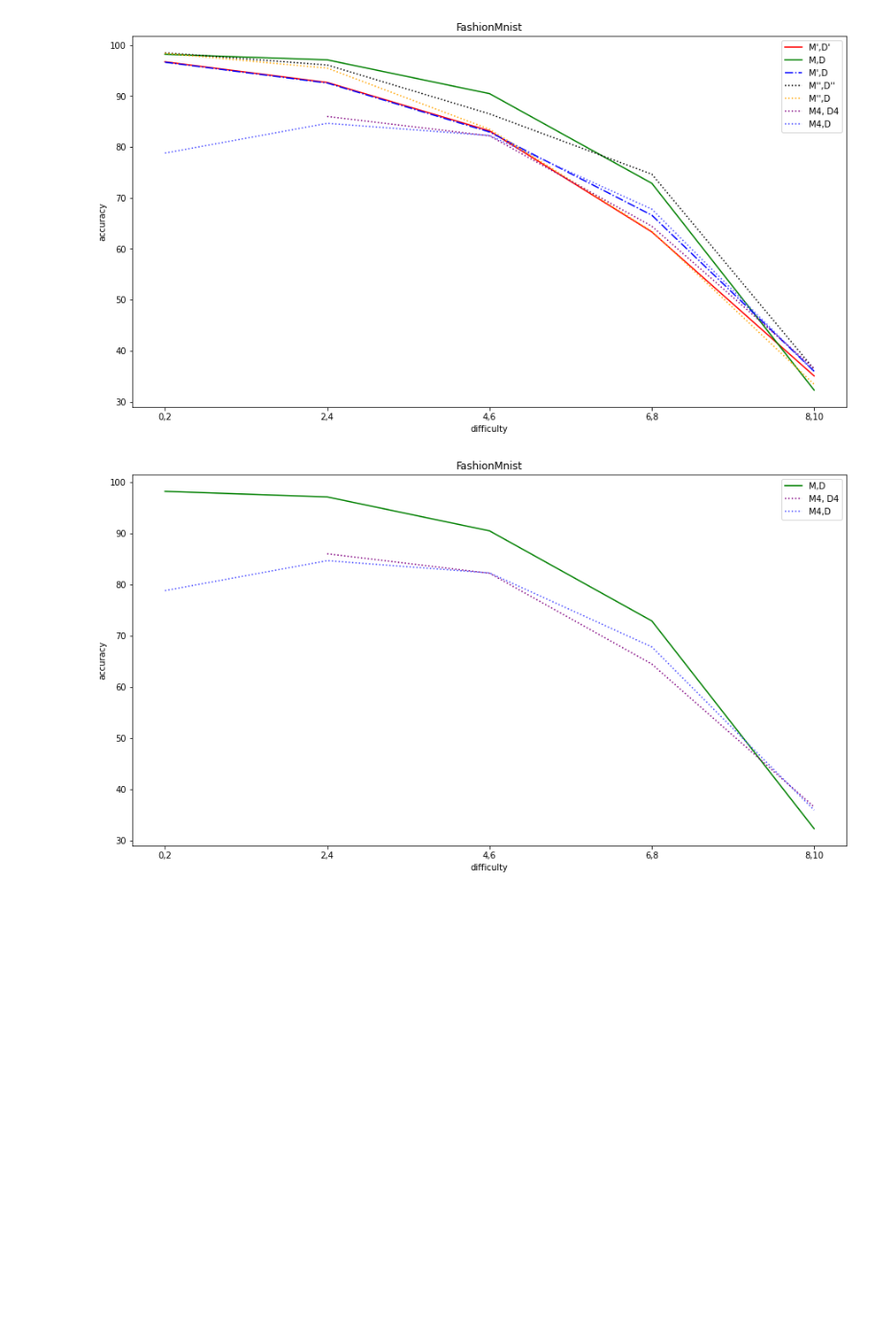
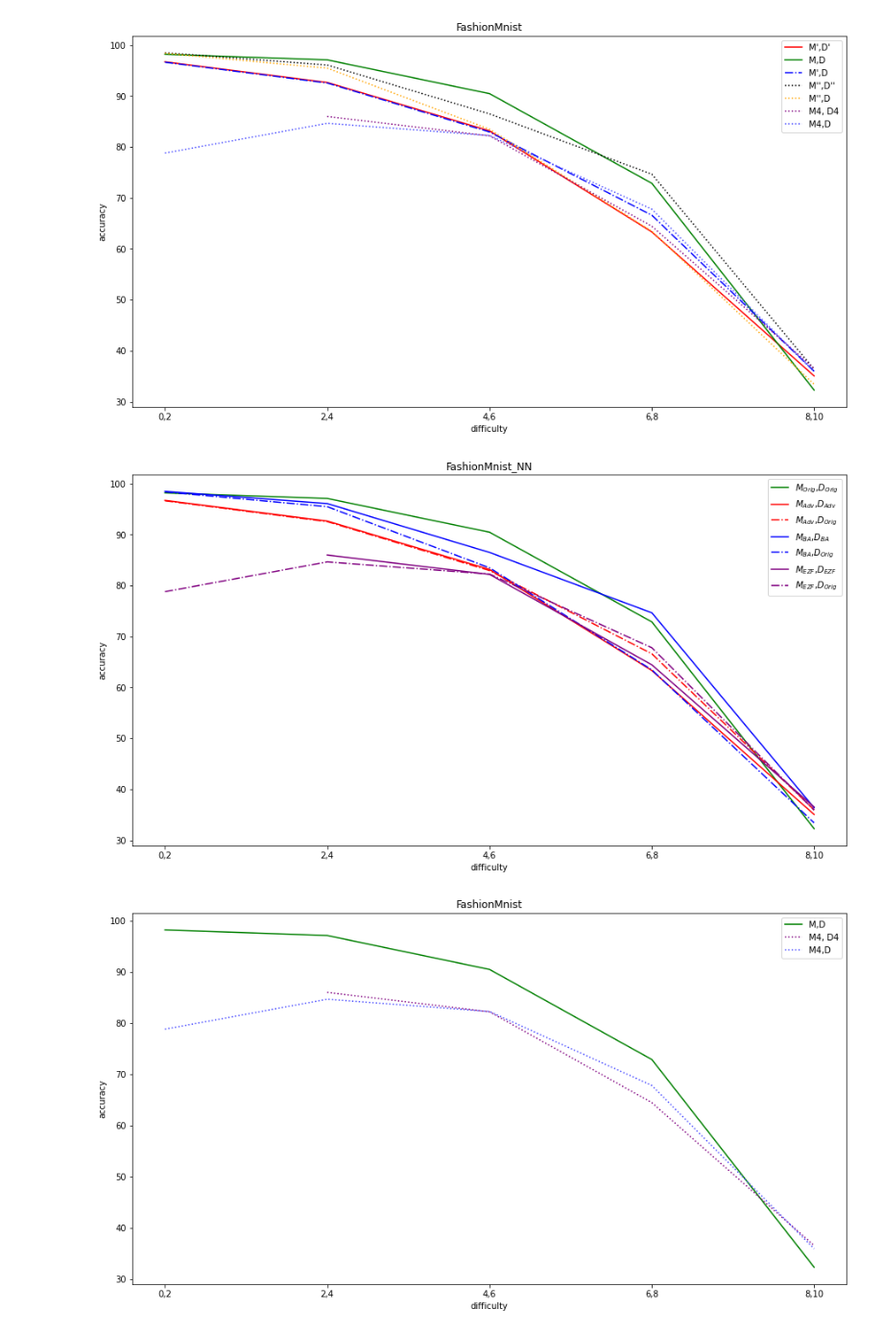
Before and after one commit to behzadnet/Intervention, a Jupyter notebook: NN/plots_fashionMnist_NN.ipynb, the cells around one changed output. Shown: that part at 96% size. Saved outputs shown, nothing was run; the diff lists cells and outputs as text; code cells hidden in the pictures; blank space fills up the shorter version.

```diff
--- a/NN/plots_fashionMnist_NN.ipynb
+++ b/NN/plots_fashionMnist_NN.ipynb
@@ -808,6 +805,25 @@ plt.legend(["M',D'","M,D", "M',D","M'',D''","M'',D", "M4, D4", "M4,D"])
 plt.show()
 # %% [output]
 [figure]
+# %%
+plt.title("FashionMnist_NN")
+plt.xlabel("difficulty")
+plt.ylabel("accuracy")
+#plt.ylim([0, 100])
+#plt.figure(figsize=(16,8))
+plt.rcParams['figure.figsize'] = [15, 8]
+plt.plot(['0,2','2,4','4,6','6,8','8,10'], meanPerBin*100, ls='-', color = 'green')
+plt.plot(['0,2','2,4','4,6','6,8','8,10'], meanPerBinCont*100, ls='-', color = 'red')
+plt.plot(['0,2','2,4','4,6','6,8','8,10'], meanPerBinCont_nor*100, ls='-.', color = 'red')
+plt.plot(['0,2','2,4','4,6','6,8','8,10'], meanPerBinBal*100, ls='-', color = 'blue')
+plt.plot(['0,2','2,4','4,6','6,8','8,10'], meanPerBinBal_nor*100, ls='-.', color = 'blue')
+plt.plot(['2,4','4,6','6,8','8,10'], meanPerBinEasyout*100, ls='-', color = 'purple')
+plt.plot(['0,2','2,4','4,6','6,8','8,10'], meanPerBinEasy_nor*100, ls='-.', color = 'purple')
+plt.legend(["$M_{Orig}$,$D_{Orig}$", "$M_{Adv}$,$D_{Adv}$", "$M_{Adv}$,$D_{Orig}$","$M_{BA}$,$D_{BA}$","$M_{BA}$,$D_{Orig}$", "$M_{EZF}$,$D_{EZF}$", "$M_{EZF}$,$D_{Orig}$"])
+#plt.legend(["M',D'","M,D", "M',D","M4, D4", "M4,D"])
+plt.show()
+# %% [output]
+[figure, added]
 # %%
 plt.title("FashionMnist")
 plt.xlabel("difficulty")
```
Also changed, not shown: parts of 3 cells of this notebook, 5 other files.
